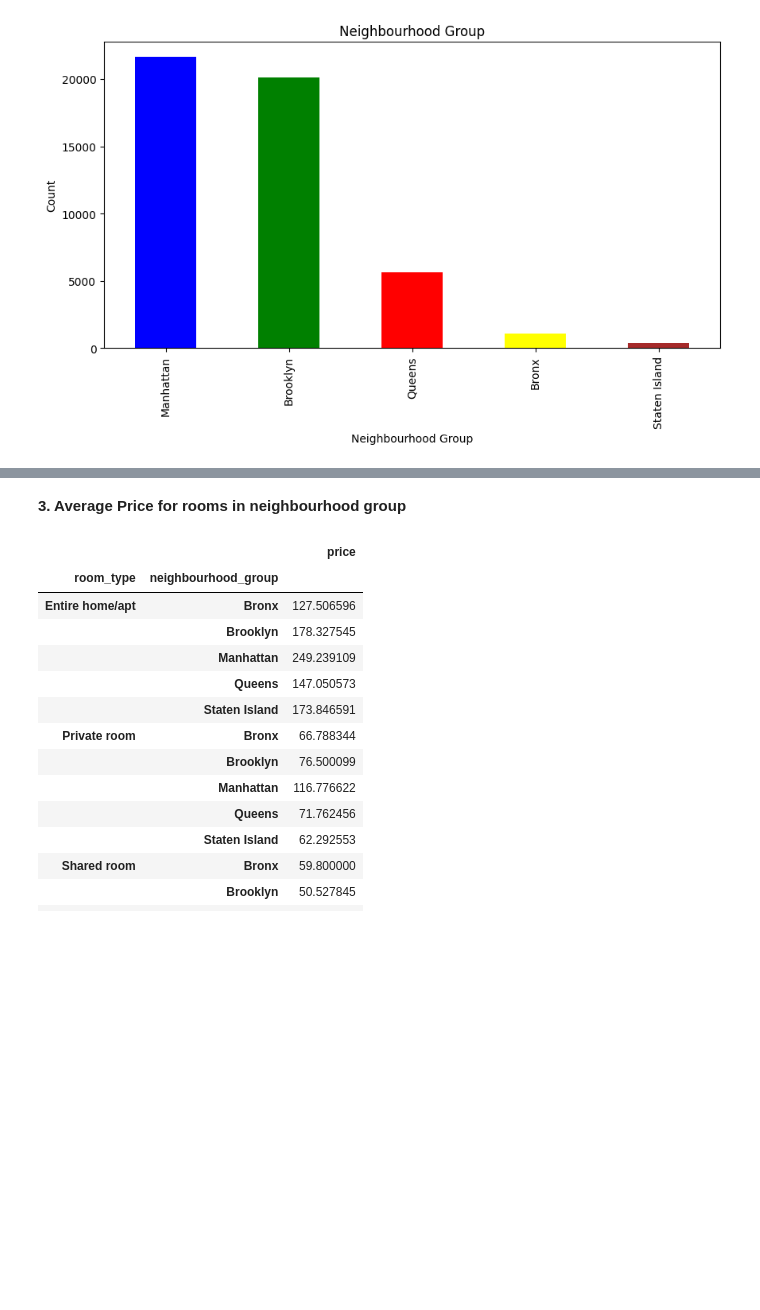
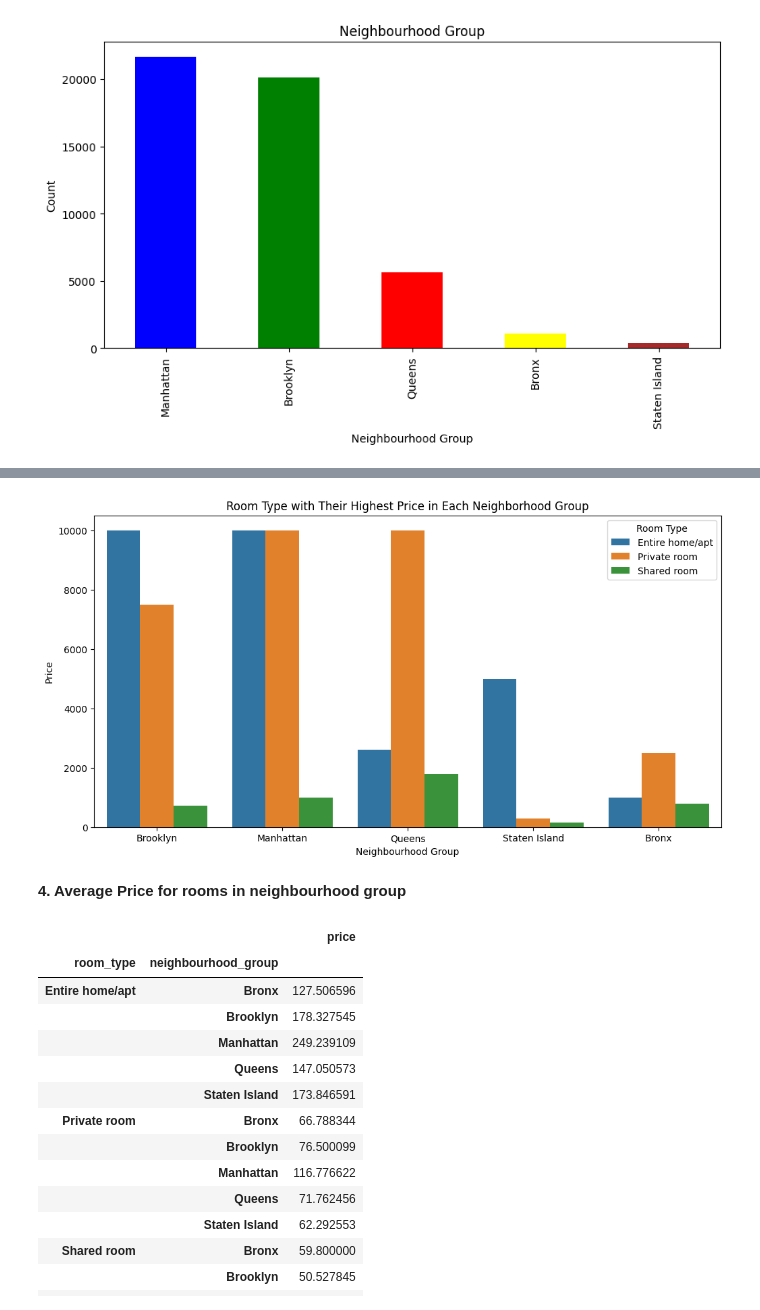
Before and after one commit to Pranita1994/EDA_Project, a Jupyter notebook: AirBnb_Bookings_Analysis.ipynb, the cells around one changed output, grey strips where cells are left out. Cells and saved outputs as stored; diff of their text form; code cells hidden in the pictures; blank space fills up the shorter version.

```diff
--- a/AirBnb_Bookings_Analysis.ipynb
+++ b/AirBnb_Bookings_Analysis.ipynb
@@ -420,5 +430,15 @@ room_price_area.sort_values(by = 'price', ascending = False).head(10)
+# %%
+plt.figure(figsize=(12, 6))
+sns.barplot(x='neighbourhood_group', y='price', hue='room_type', data=room_price_area_sorted)
+plt.title('Room Type with Their Highest Price in Each Neighborhood Group')
+plt.xlabel('Neighbourhood Group')
+plt.ylabel('Price')
+plt.legend(title='Room Type', loc='upper right')
+plt.show()
+# %% [output]
+[figure, added]
 # %% [markdown]
-**3.  Average Price for rooms in neighbourhood group**
+**4.  Average Price for rooms in neighbourhood group**
 # %%
 mean_price = df.groupby(['room_type','neighbourhood_group'])['price'].mean()
 pd.DataFrame(mean_price).sort_values(by ='room_type', ascending=True)
```
Also changed, not shown: parts of 6 cells of this notebook.
